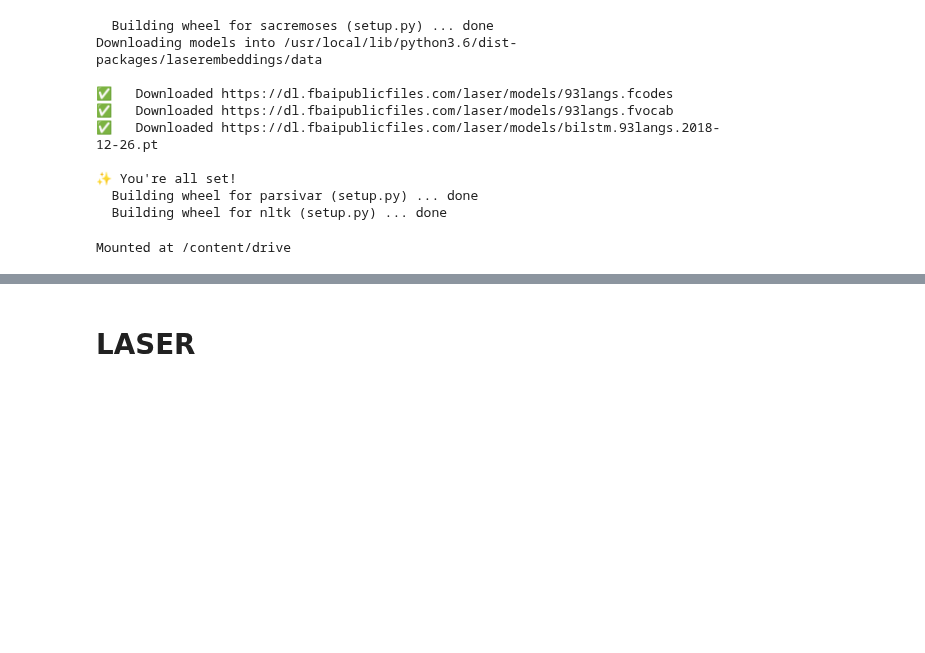
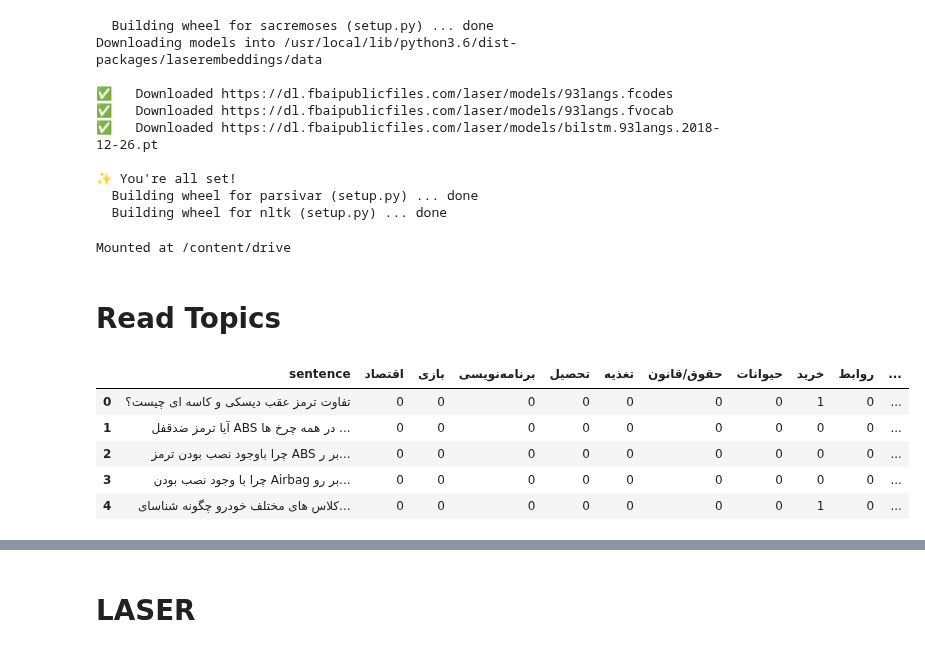
Before and after one commit to AliAkbarBadri/q-type-topic, a Jupyter notebook: types_with_topics.ipynb, the cells around one changed output, grey strips where cells are left out. Saved outputs shown, nothing was run; the diff lists cells and outputs as text; code cells hidden in the pictures; blank space fills up the shorter version.

```diff
--- a/types_with_topics.ipynb
+++ b/types_with_topics.ipynb
@@ -39,3 +39,15 @@ from google.colab import drive
 drive.mount('/content/drive')
 # %% [output]
 Mounted at /content/drive
+# %% [markdown]
+# Read Topics
+# %%
+df_topics = pd.read_csv("/content/drive/My Drive/topics-for-types/df_topics.csv")
+df_topics.head()
+# %% [output]
+|  | sentence | اقتصاد | بازی | برنامه‌نویسی | تحصیل | تغذیه | حقوق/قانون | حیوانات | خرید | روابط | ... |
+| 0 | تفاوت ترمز عقب دیسکی و کاسه ای چیست؟ | 0 | 0 | 0 | 0 | 0 | 0 | 0 | 1 | 0 | ... |
+| 1 | آیا ترمز ضدقفل ABS در همه چرخ ها ... | 0 | 0 | 0 | 0 | 0 | 0 | 0 | 0 | 0 | ... |
+| 2 | چرا باوجود نصب بودن ترمز ABS بر ر... | 0 | 0 | 0 | 0 | 0 | 0 | 0 | 0 | 0 | ... |
+| 3 | چرا با وجود نصب بودن Airbag بر رو... | 0 | 0 | 0 | 0 | 0 | 0 | 0 | 0 | 0 | ... |
+| 4 | کلاس های مختلف خودرو چگونه شناسای... | 0 | 0 | 0 | 0 | 0 | 0 | 0 | 1 | 0 | ... |
```
Also changed, not shown: parts of 11 cells of this notebook.
